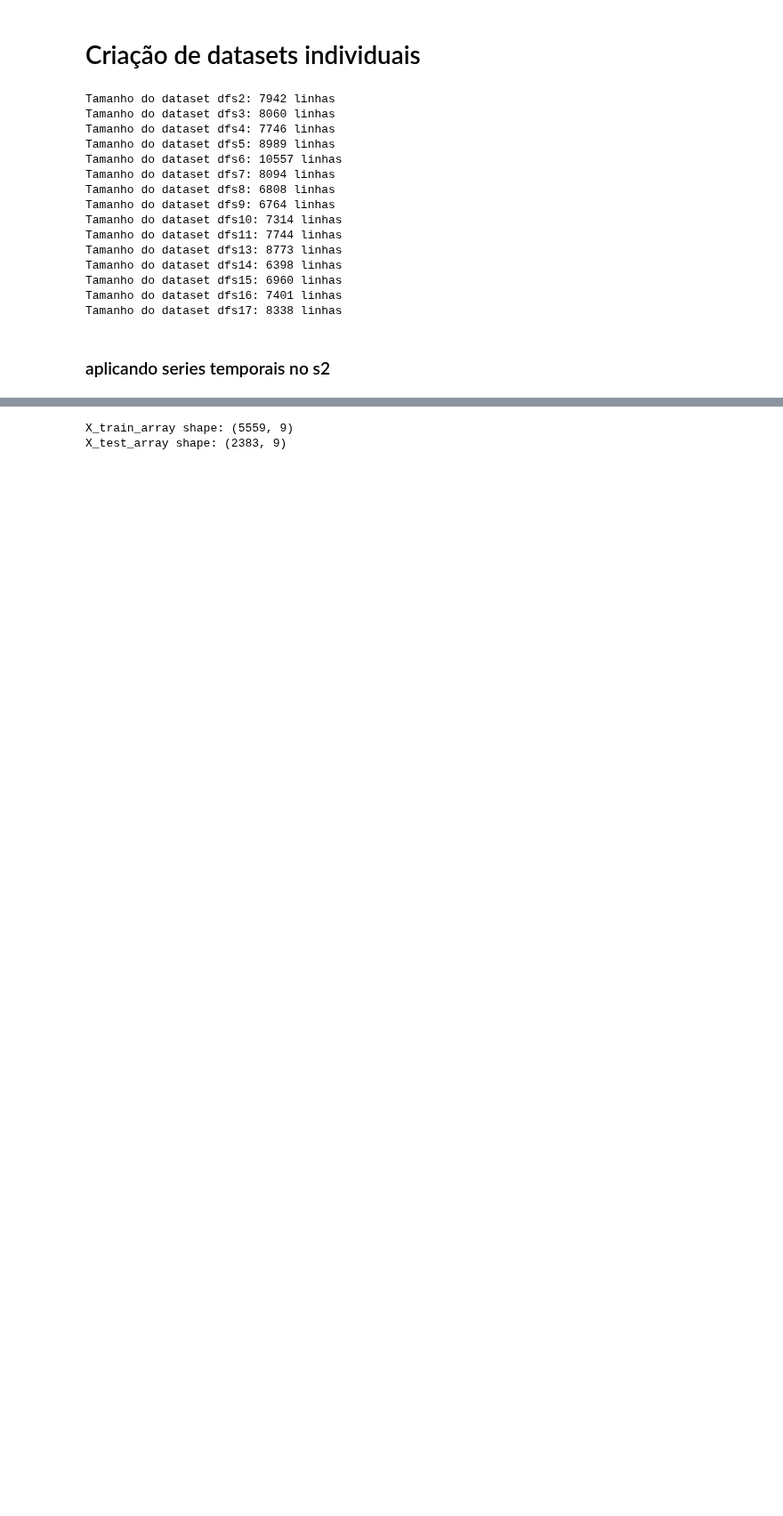
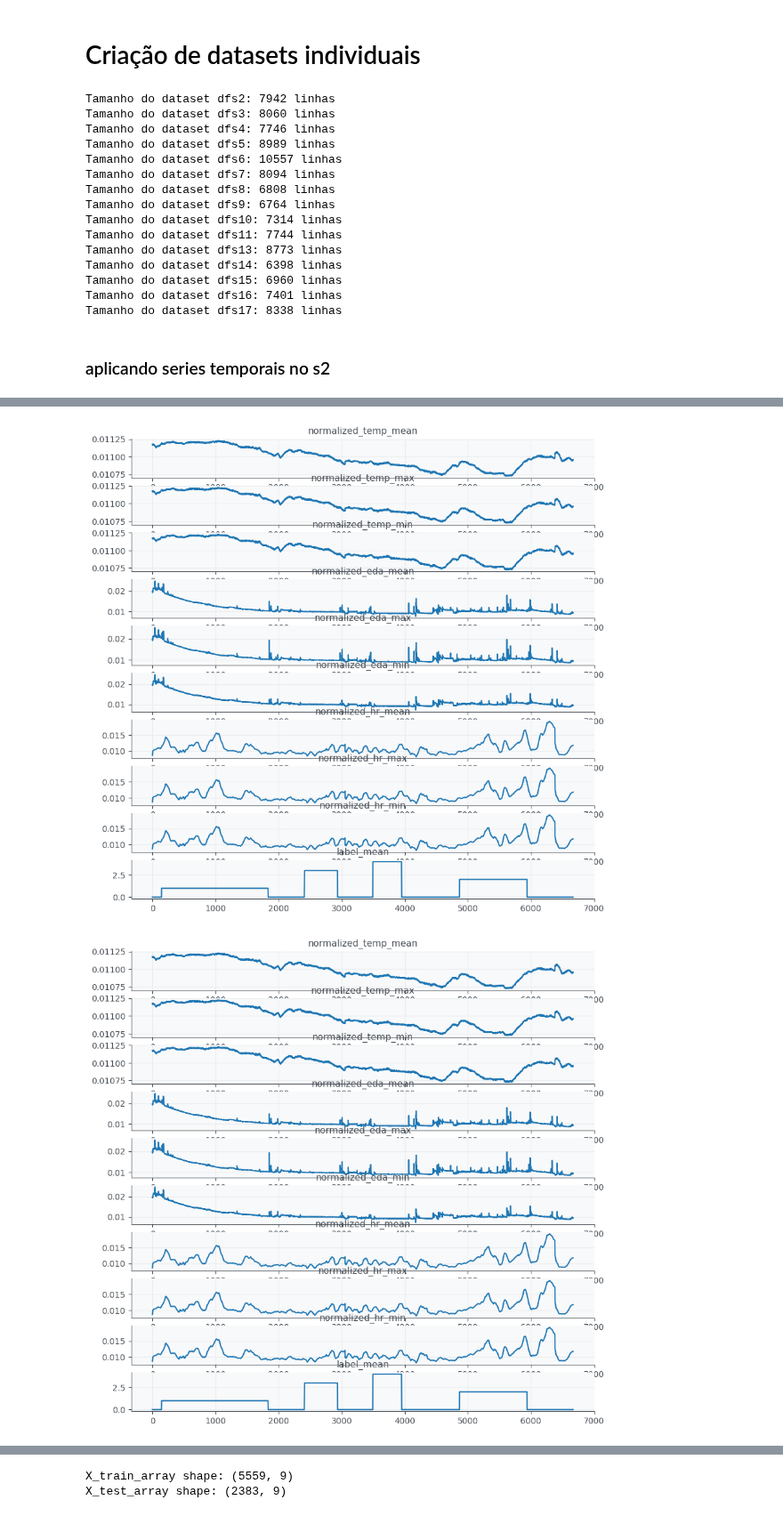
Before and after one commit to luizacastilho/XAI_STRESS, a Jupyter notebook: WESAD/analysiswesad.ipynb, the cells around one changed output, grey strips where cells are left out. Shown at 89% size. Drawn from its saved outputs; the diff is of its cells as text; code cells hidden in the pictures; blank space fills up the shorter version.

```diff
--- a/WESAD/analysiswesad.ipynb
+++ b/WESAD/analysiswesad.ipynb
@@ -469,0 +506,32 @@ from sklearn.metrics import mean_squared_error
+# %%
+dfs_list = [f'dfs{i}' for i in range(2, 18) if i != 12]
+
+# Loop através dos DataFrames
+for df_name in dfs_list:
+    try:
+        # Obter o DataFrame pelo nome
+        df = globals()[df_name]
+
+        # Dividir os dados em treino e teste
+        train_df = df[:int(0.8 * len(df))]
+        test_df = df[int(0.8 * len(df)):]
+
+        # Ajustar o modelo VAR
+        model = VAR(endog=train_df)
+        model_fit = model.fit()
+
+        # Fazer a previsão
+        steps = len(test_df)
+        forecast = model_fit.forecast(model_fit.endog, steps=steps)
+
+        # Converter previsões para DataFrame
+        pred_cols = train_df.columns
+        pred = pd.DataFrame(forecast, index=range(steps), columns=pred_cols)
+
+        # Calcular RMSE para cada coluna
+        for col in pred_cols:
+            rmse = sqrt(mean_squared_error(test_df[col], pred[col]))
+            print(f'rmse value for {df_name} {col} is: {rmse}')
+
+    except KeyError:
+        print(f"{df_name} does not exist.")
@@ -469,0 +556,3 @@ from sklearn.metrics import mean_squared_error
+# %%
+results = model.fit(2)
+results.summary()
@@ -469,0 +577,5 @@ from sklearn.metrics import mean_squared_error
+# %%
+results.plot()
+# %% [output]
+[figure, added]
+[figure, added]
```
Also changed, not shown: parts of 28 cells of this notebook.
